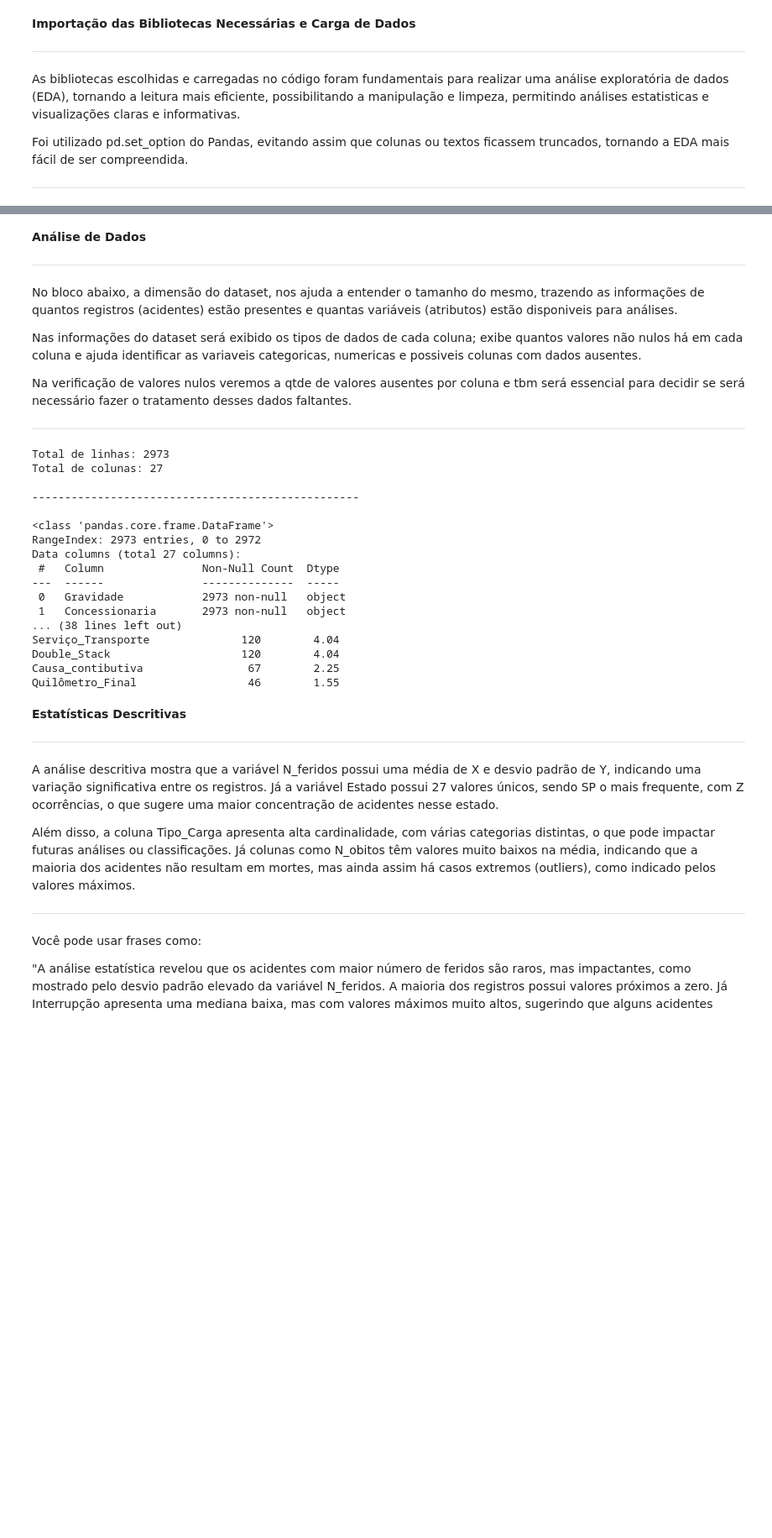
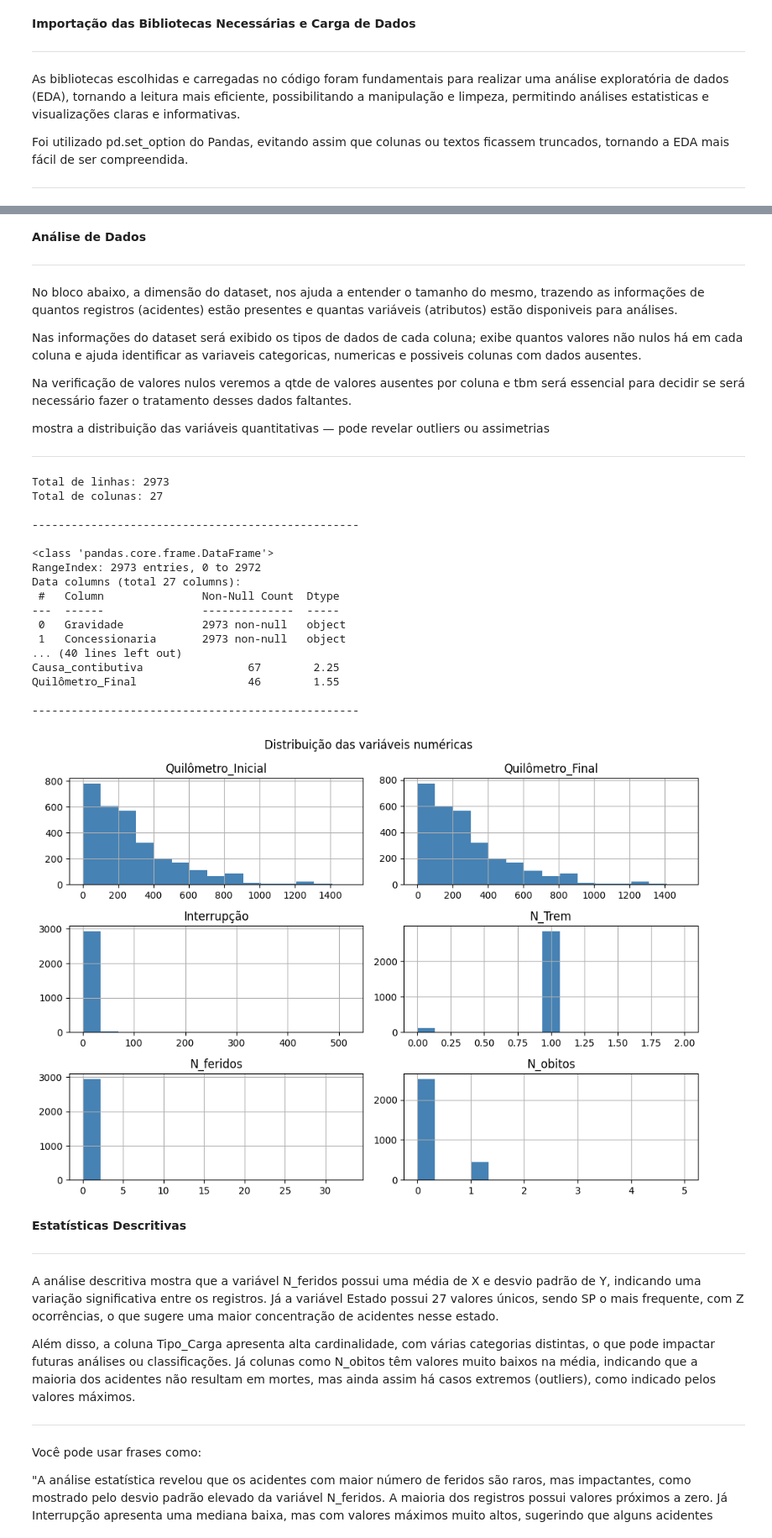
Before and after one commit to fabarroso/MVP1, a Jupyter notebook: MVP1.ipynb, the cells around one changed output, grey strips where cells are left out. Shown at 84% size. Drawn from its saved outputs; the diff is of its cells as text; code cells hidden in the pictures; blank space fills up the shorter version.

```diff
--- a/MVP1.ipynb
+++ b/MVP1.ipynb
@@ -83,6 +84,8 @@ No bloco abaixo, a dimensão do dataset, nos ajuda a entender o tamanho do mesmo
 Nas informações do dataset será exibido os tipos de dados de cada coluna; exibe quantos valores não nulos há em cada coluna e ajuda identificar as variaveis categoricas, numericas e possiveis colunas com dados ausentes.
 
 Na verificação de valores nulos veremos a qtde de valores ausentes por coluna e tbm será essencial para decidir se será necessário fazer o tratamento desses dados faltantes.
+
+mostra a distribuição das variáveis quantitativas — pode revelar outliers ou assimetrias
 ****
 # %%
 # Dimensão do dataset
@@ -92,36 +95,45 @@ print(f"Total de colunas: {df.shape[1]}")
 print("\n" + "-"*50 + "\n")
 
 # Informações dos tipos de dados
 df.info()
 
 print("\n" + "-"*50 + "\n")
 
 # Verificação de valores nulos
 missing_data = df.isnull().sum().to_frame(name='Total de Nulos')
 missing_data['% de Nulos'] = (df.isnull().mean() * 100).round(2)
 missing_data = missing_data[missing_data['Total de Nulos'] > 0]
 missing_data = missing_data.sort_values(by='Total de Nulos', ascending=False)
 
 print("Tabela de Valores Nulos por Coluna:\n")
 print(missing_data)
+
+print("\n" + "-"*50 + "\n")
+
+# Histograma de variáveis numéricas
+df.select_dtypes(include=['int64', 'float64']).hist(bins=15, figsize=(10, 7), color='steelblue')
+plt.suptitle('Distribuição das variáveis numéricas')
+plt.tight_layout()
+plt.show()
 # %% [output]
 Total de linhas: 2973
 Total de colunas: 27
 
 --------------------------------------------------
 
 <class 'pandas.core.frame.DataFrame'>
 RangeIndex: 2973 entries, 0 to 2972
 Data columns (total 27 columns):
  #   Column               Non-Null Count  Dtype
 ---  ------               --------------  -----
  0   Gravidade            2973 non-null   object
  1   Concessionaria       2973 non-null   object
-... (38 lines left out)
-Serviço_Transporte              120        4.04
-Double_Stack                    120        4.04
+... (40 lines left out)
 Causa_contibutiva                67        2.25
 Quilômetro_Final                 46        1.55
+
+--------------------------------------------------
+[figure, added]
 # %% [markdown]
 **Estatísticas Descritivas**
 
```
Also changed, not shown: parts of 1 cell of this notebook.
